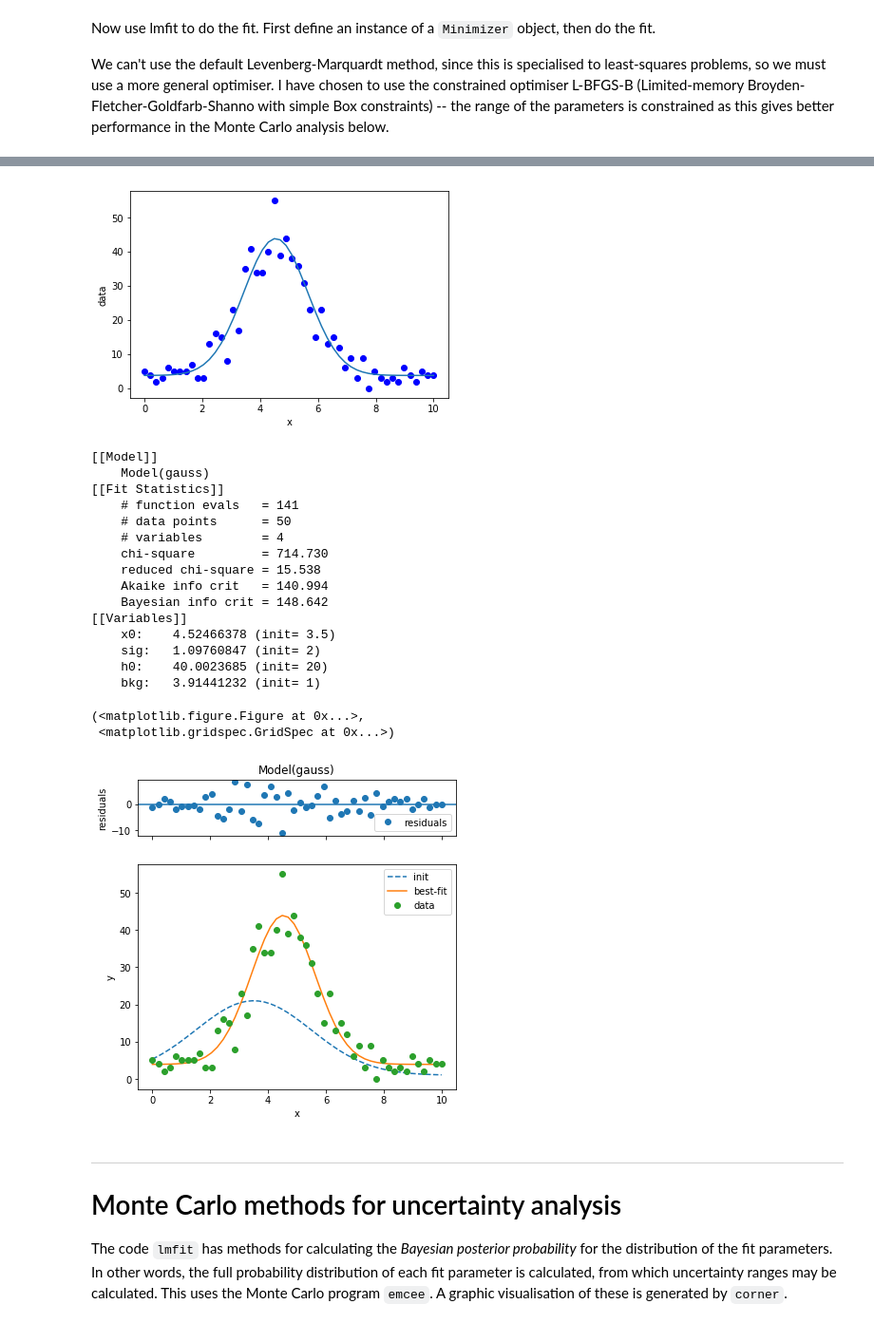
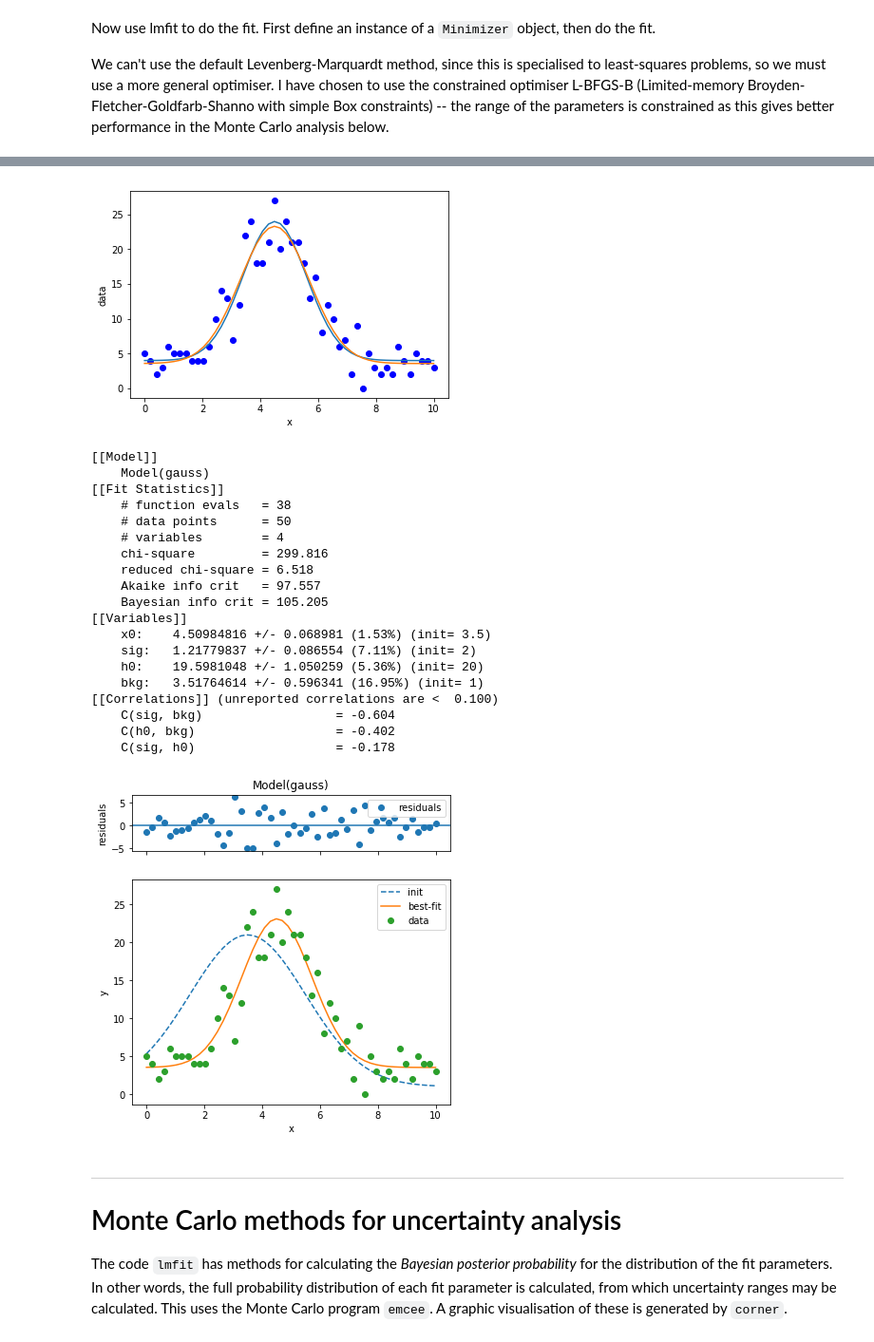
Before and after one commit to rfearick/data-analysis, a Jupyter notebook: data-analysis/fit-poisson-with-lmfit.ipynb, the cells around one changed output, grey strips where cells are left out. Shown: that part at 95% size. Drawn from its saved outputs; the diff is of its cells as text; code cells hidden in the pictures.

```diff
--- a/data-analysis/fit-poisson-with-lmfit.ipynb
+++ b/data-analysis/fit-poisson-with-lmfit.ipynb
@@ -60,31 +56,22 @@ from numpy.random import randn, seed, poisson
 # %%
 N=50
 x=np.linspace(0.0,10.0,N)
+
+# model function for data
 def gauss( x,x0,h0,sig,bkg):
     return h0*np.exp(-(x-x0)**2/(2.0*sig**2))+bkg
 
 x0=4.5
-sigx0=0.25
-h0=40.0
-sigh0=0.85
+h0=20.0
 sig=1.1
-sigsig=0.1
 bkg=4.0
-sigb=0.9
-
-seed( 132465 )
-#seed( 9653954 )
-y=np.zeros(N)
-for i in range(N):
-    y[i]=gauss( x[i], sigx0*randn()+x0, sigh0*randn()+h0, sigsig*randn()+sig, sigb*randn()+bkg)
-
-uy=y*0.1+1.5
-#data=(x,y,uy)
-#savetxt("gaussiandata.dat",array(data).T,fmt="%10.5f")
 
 seed( 132465 )
 y=np.zeros(N)
 for i in range(N):
     y[i]=poisson(lam=gauss(x[i],x0,h0,sig,0))+poisson(lam=bkg)
+
+#smooth curve from model function
+y0=gauss(x,x0,h0,sig,bkg)
 # %%
 plt.plot(x,y,'bo')
@@ -100,17 +88,21 @@ import lmfit
 
 # the fit parameters: some starting values
 param=lmfit.Parameters()
-param.add('x0',value=3.5, min=1.0, max=float(N-1))
-param.add('sig',value=2.0,min=0.0,max=5.0)
-param.add('h0',value=20,min=3.0, max=100.0)
-param.add('bkg',value=1.0,min=0.0,max=10.0)
+param.add('x0',value=3.5, min=2.5, max=5.5)
+param.add('sig',value=2.0,min=0.5,max=3.0)
+param.add('h0',value=20,min=3.0, max=50.0)
+param.add('bkg',value=1.0,min=0.1,max=10.0)
 
 
 def loglikelihood(param, x, data):
     p=param.valuesdict()
+    l,h=param['x0'].min,param['x0'].max
+    #if not (2.5<p['x0']<6.5):
+        #print(p['x0'])
+        #return -np.inf
     model=gauss(x,p['x0'],p['h0'],p['sig'],p['bkg'])
-    #return (np.sum(gammaln(data+1)-data*np.log(model)+model))
-    return gammaln(data+1)-data*np.log(model)+model
+    return np.sum(gammaln(data+1)-data*np.log(model)+model)
+    #return gammaln(data+1)-data*np.log(model)+model
 # %% [markdown]
 Now use lmfit to do the fit. First define an instance of a `Minimizer` object, then do the fit.
 
@@ -144,5 +140,6 @@ lmfit.report_fit(result)
 # %%
 plt.plot(x,y,'bo')
+plt.plot(x,y0)
 plt.xlabel('x')
 plt.ylabel('data')
 minparam=result.params
@@ -150,33 +147,37 @@ p=minparam.valuesdict()
 model=gauss(x,p['x0'],p['h0'],p['sig'],p['bkg'])
 f=plt.plot(x,model)
 # %% [output]
-[figure, old version]
+[figure, new version]
 # %%
 #Alternative plot from lmfit
 
 model=lmfit.Model(gauss)
-result=model.fit(y,x=x, params=param, method='lbfgsb')
-print(result.fit_report())
-result.plot()
+mresult=model.fit(y,x=x, params=param)
+print(mresult.fit_report())
+fig,gs=mresult.plot()
+#ax=fig.axes[1]
+#ax.plot(x,y0)
 # %% [output]
 [[Model]]
     Model(gauss)
 [[Fit Statistics]]
-    # function evals   = 141
+    # function evals   = 38
     # data points      = 50
     # variables        = 4
-    chi-square         = 714.730
-    reduced chi-square = 15.538
-    Akaike info crit   = 140.994
-    Bayesian info crit = 148.642
+    chi-square         = 299.816
+    reduced chi-square = 6.518
+    Akaike info crit   = 97.557
+    Bayesian info crit = 105.205
 [[Variables]]
-    x0:    4.52466378 (init= 3.5)
-    sig:   1.09760847 (init= 2)
-    h0:    40.0023685 (init= 20)
-    bkg:   3.91441232 (init= 1)
+    x0:    4.50984816 +/- 0.068981 (1.53%) (init= 3.5)
+    sig:   1.21779837 +/- 0.086554 (7.11%) (init= 2)
+    h0:    19.5981048 +/- 1.050259 (5.36%) (init= 20)
+    bkg:   3.51764614 +/- 0.596341 (16.95%) (init= 1)
+[[Correlations]] (unreported correlations are <  0.100)
+    C(sig, bkg)                  = -0.604
+    C(h0, bkg)                   = -0.402
+    C(sig, h0)                   = -0.178
-(<matplotlib.figure.Figure at 0x...>,
- <matplotlib.gridspec.GridSpec at 0x...>)
-[figure, old version]
+[figure, new version]
 # %% [markdown]
 ---
 
```
Also changed, not shown: parts of 7 cells of this notebook, 3 other files.
